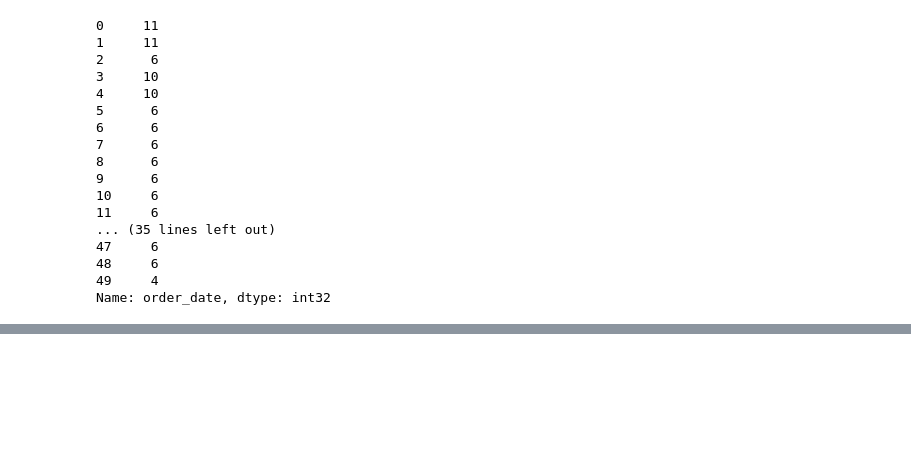
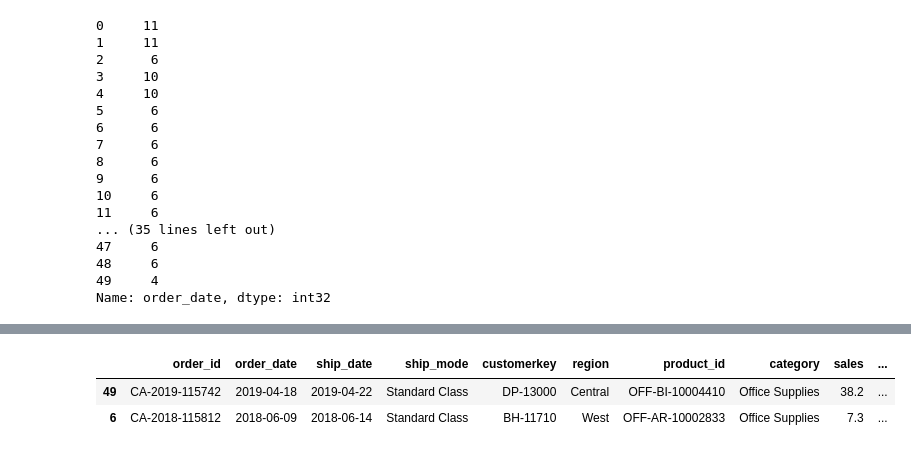
Before and after one commit to mohdayan3060-web/Fundamentals_of-_DE, a Jupyter notebook: Pandas/Demo02.ipynb, the cells around one changed output, grey strips where cells are left out. Cells and saved outputs as stored; diff of their text form; code cells hidden in the pictures; blank space fills up the shorter version.

Commit message:
Understand how to merge  and concate  in pandas

```diff
--- a/Pandas/Demo02.ipynb
+++ b/Pandas/Demo02.ipynb
@@ -327,0 +395,12 @@ order.sample(5)
+# %%
+#joining or merging the date frame
+order
+df_return=pd.read_csv('returns.csv')
+# pd.merge(left=order,right=df_return , on='order_id' , how='inner')
+new_df=pd.merge(left=order ,right=df_return ,left_on='order_id', right_on='return_order_id', how='left')
+#when you want to join with comman columns then use on='order_id'
+new_df.sample(2)
+# %% [output]
+|  | order_id | order_date | ship_date | ship_mode | customerkey | region | product_id | category | sales | ... |
+| 49 | CA-2019-115742 | 2019-04-18 | 2019-04-22 | Standard Class | DP-13000 | Central | OFF-BI-10004410 | Office Supplies | 38.2 | ... |
+| 6 | CA-2018-115812 | 2018-06-09 | 2018-06-14 | Standard Class | BH-11710 | West | OFF-AR-10002833 | Office Supplies | 7.3 | ... |
```
Also changed, not shown: parts of 12 cells of this notebook, 1 other file.
